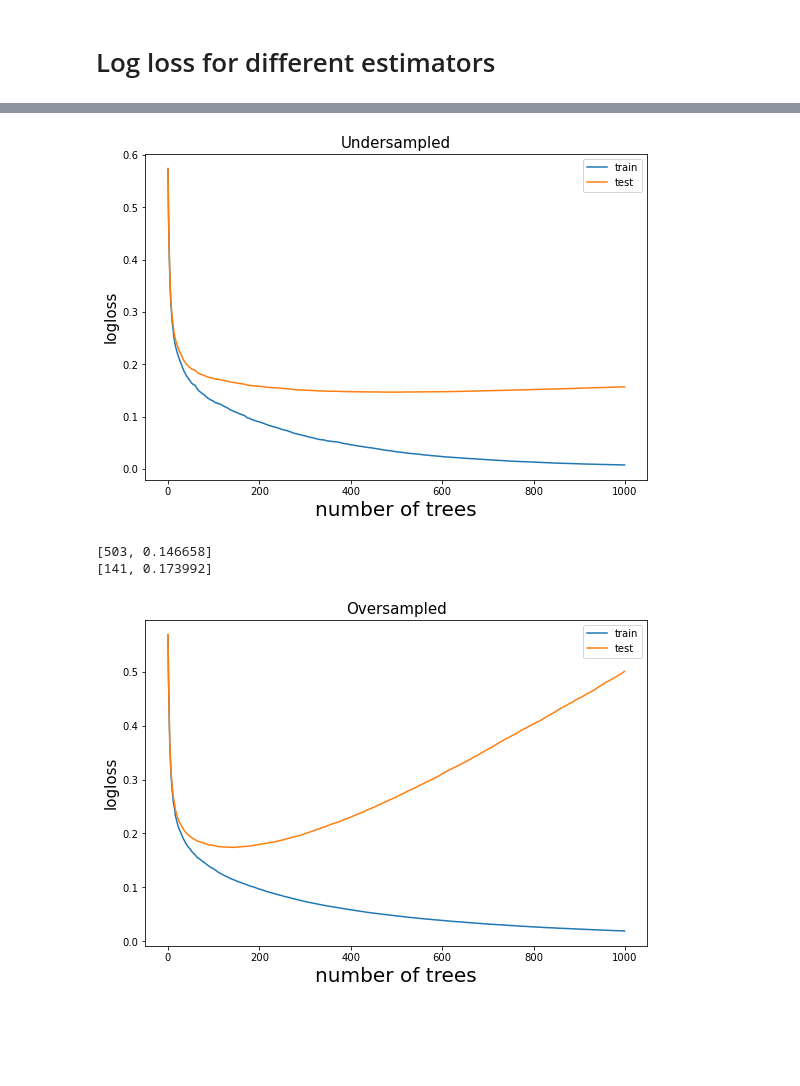
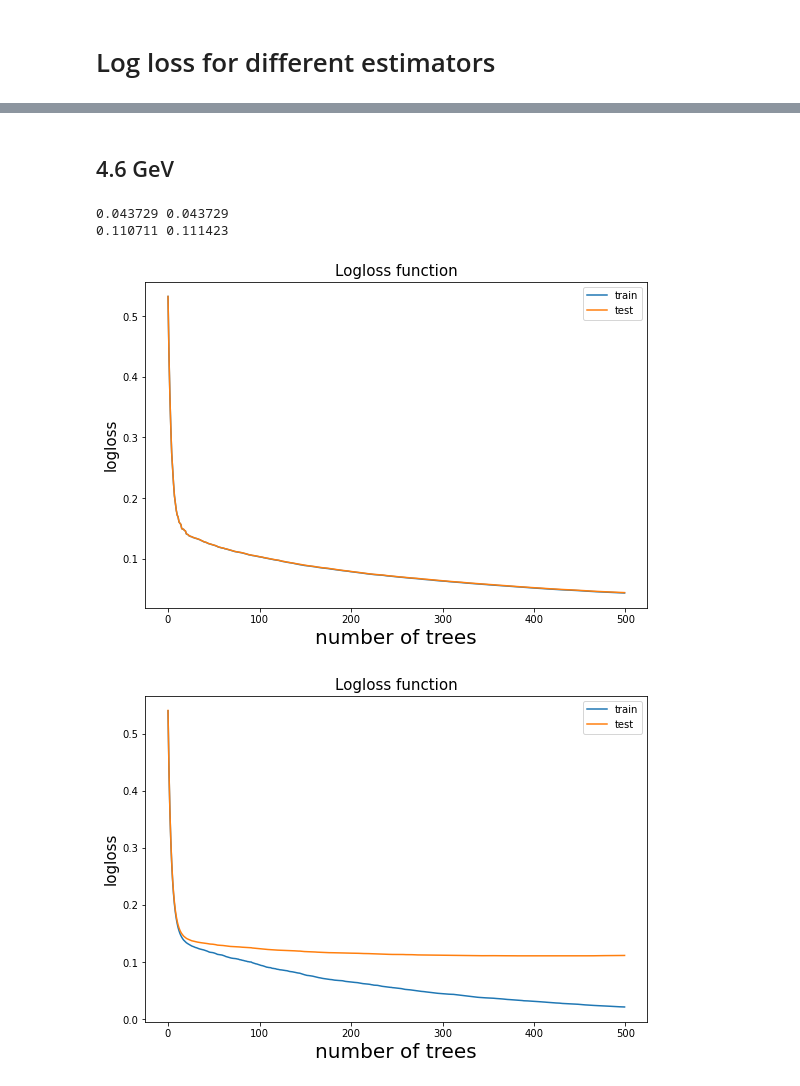
Before and after one commit to AlexanderAvocone/Bachelor-thesis, a Jupyter notebook: Code/logloss.ipynb, the cells around one changed output, grey strips where cells are left out. Saved outputs shown, nothing was run; the diff lists cells and outputs as text; code cells hidden in the pictures.

```diff
--- a/Code/logloss.ipynb
+++ b/Code/logloss.ipynb
@@ -7,54 +140,40 @@ training set: $m_A = 3.0$ GeV (large)
+# %% [markdown]
+## 4.6 GeV
 # %%
-import os
-import numpy as np
-import xgboost as xgb
-import matplotlib.pyplot as plt
-from xgboost import XGBClassifier
-
-
-
-model = XGBClassifier()
-model.load_model("/work/aavocone/models/under_mA3_1000.txt")
+model.load_model("/ceph/aavocone/models/new_4_6_model500.txt")
 
 
 loss_0 = model.evals_result()["validation_0"]["logloss"]
 loss_1 = model.evals_result()["validation_1"]["logloss"]
 plt.figure(figsize=(9,6))
 x = range(len(loss_1))
 plt.plot(x,loss_0, label = "train")
 plt.plot(x,loss_1, label = "test")
 plt.xlabel("number of trees", fontsize = 20)
 plt.ylabel("logloss",fontsize=15)
-plt.title(f"Undersampled", fontsize = 15)
+plt.title(f"Logloss function", fontsize = 15)
 plt.legend()
-plt.show()
 
-minimum1 = [loss_1.index(min(loss_1)),min(loss_1)]
+print(min(loss_1), loss_1[-1])
 
 
+model.load_model("/ceph/aavocone/models/under4_500.txt")
 
 
-model.load_model("/work/aavocone/models/over_mA3_1000.txt")
 loss_0 = model.evals_result()["validation_0"]["logloss"]
 loss_1 = model.evals_result()["validation_1"]["logloss"]
 plt.figure(figsize=(9,6))
 x = range(len(loss_1))
 plt.plot(x,loss_0, label = "train")
 plt.plot(x,loss_1, label = "test")
 plt.xlabel("number of trees", fontsize = 20)
 plt.ylabel("logloss",fontsize=15)
-plt.title(f"Oversampled", fontsize = 15)
+plt.title(f"Logloss function", fontsize = 15)
 plt.legend()
 
-
-minimum2 = [loss_1.index(min(loss_1)),min(loss_1)]
-
-print(minimum1)
-print(minimum2)
+print(min(loss_1), loss_1[-1])
 # %% [output]
+0.043729 0.043729
+0.110711 0.111423
-[figure, old version]
+[figure, new version]
-[503, 0.146658]
-[141, 0.173992]
-[figure, old version]
+[figure, new version]
-# %% [markdown]
-##
```
Also changed, not shown: parts of 6 cells of this notebook, 33 other files.
